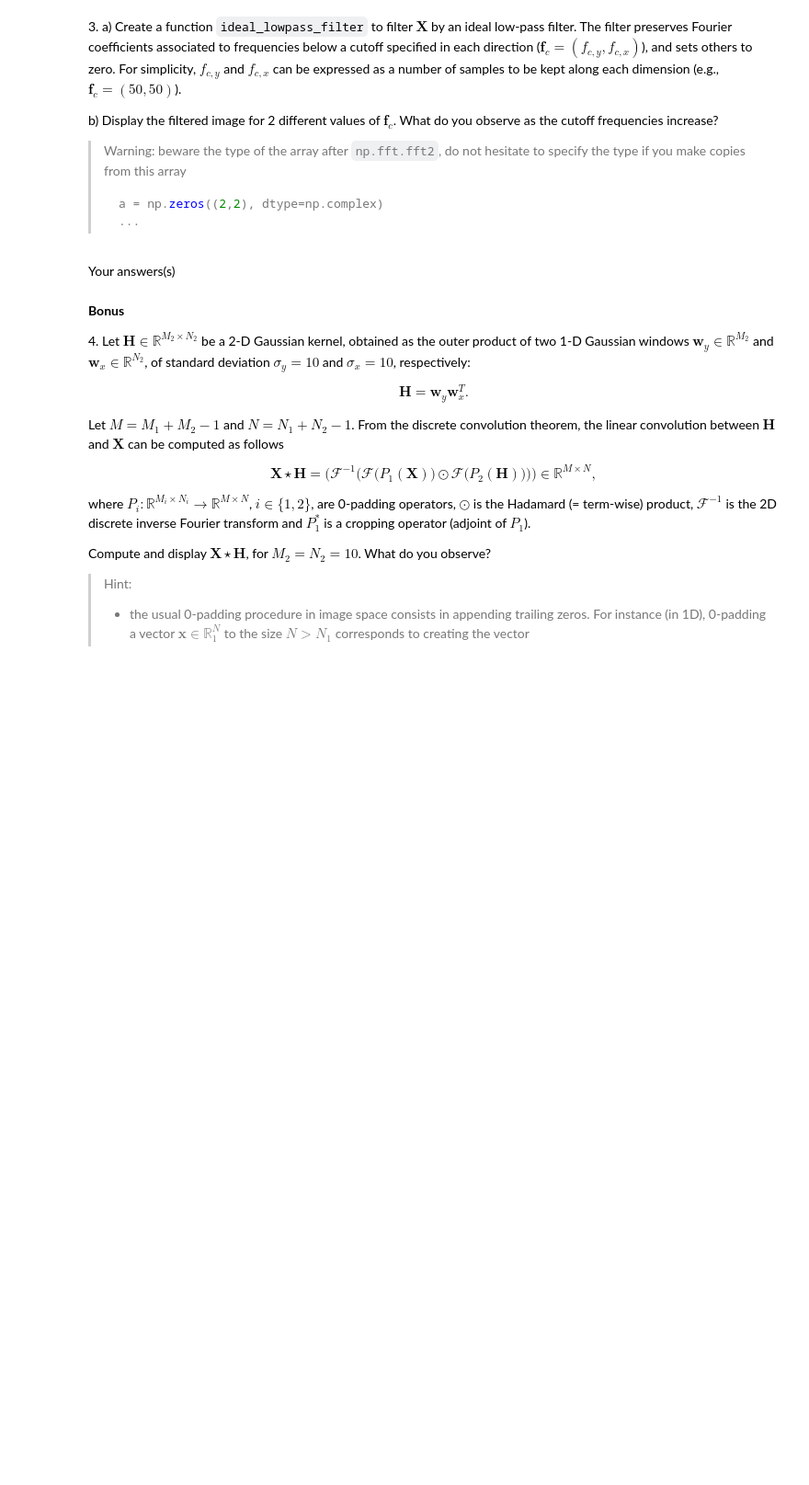
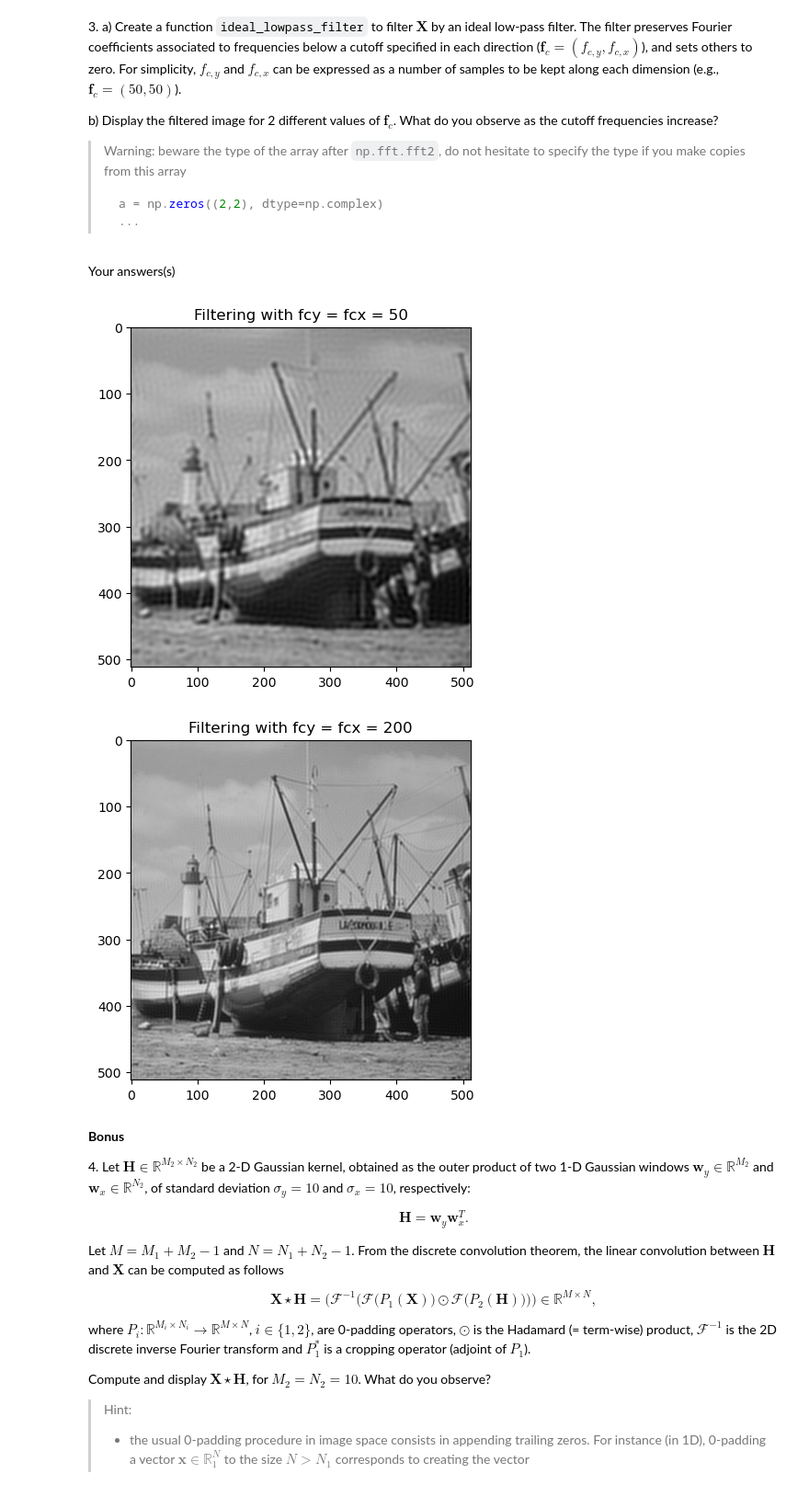
Before and after one commit to Mazenklk/PythonResearchLabs, a Jupyter notebook: lab3_Ali-Mazen/lab3_Kalakech-Mazen_Mchawrab-Ali.ipynb, the cells around one changed output. Shown at 92% size. Drawn from its saved outputs; the diff is of its cells as text; code cells hidden in the pictures; blank space fills up the shorter version.

````diff
--- a/lab3_Ali-Mazen/lab3_Kalakech-Mazen_Mchawrab-Ali.ipynb
+++ b/lab3_Ali-Mazen/lab3_Kalakech-Mazen_Mchawrab-Ali.ipynb
@@ -350,8 +355,39 @@ b) Display the filtered image for 2 different values of $\mathbf{f}_c$. What do
 > ```
 # %% [markdown]
 Your answers(s)
-# %%
-def ideal_lowpass_filter(fcy,fcx):
+# %%
+def ideal_lowpass_filter(cutoff,shape):
+    m,n = shape
+    cutoff = cutoff
+    filter = np.zeros((m,n), dtype=np.complex128)
+    for i in range(m):
+        for j in range(n):
+            d = np.sqrt((i - m/2)**2 + (j - n/2)**2)
+            if d <= cutoff:
+                filter[i,j] = 1
+            else:
+                filter[i,j] = 0
+    return filter
+filter  = ideal_lowpass_filter(50,img.shape)
+shifted_filtered = shifted * filter
+spectrum_filtered = np.fft.ifftshift(shifted_filtered)
+plt.show()
+X_filtered = np.abs(np.fft.ifft2(spectrum_filtered))
+plt.imshow(X_filtered,cmap='gray')
+plt.title('Filtering with fcy = fcx = 50')
+plt.show()
+filter  = ideal_lowpass_filter(100,img.shape)
+shifted_filtered = shifted * filter
+spectrum_filtered = np.fft.ifftshift(shifted_filtered)
+plt.show()
+X_filtered = np.abs(np.fft.ifft2(spectrum_filtered))
+plt.imshow(X_filtered,cmap='gray')
+plt.title('Filtering with fcy = fcx = 200')
+plt.show()
+#As the cutoff value increases, more pixels and samples are preserved and as high the cutoff value goes, the closer the filtered image to the original one becomes
+# %% [output]
+[figure, added]
+[figure, added]
 # %% [markdown]
 **Bonus**
 
````
Also changed, not shown: parts of 4 cells of this notebook, 1 other file.
